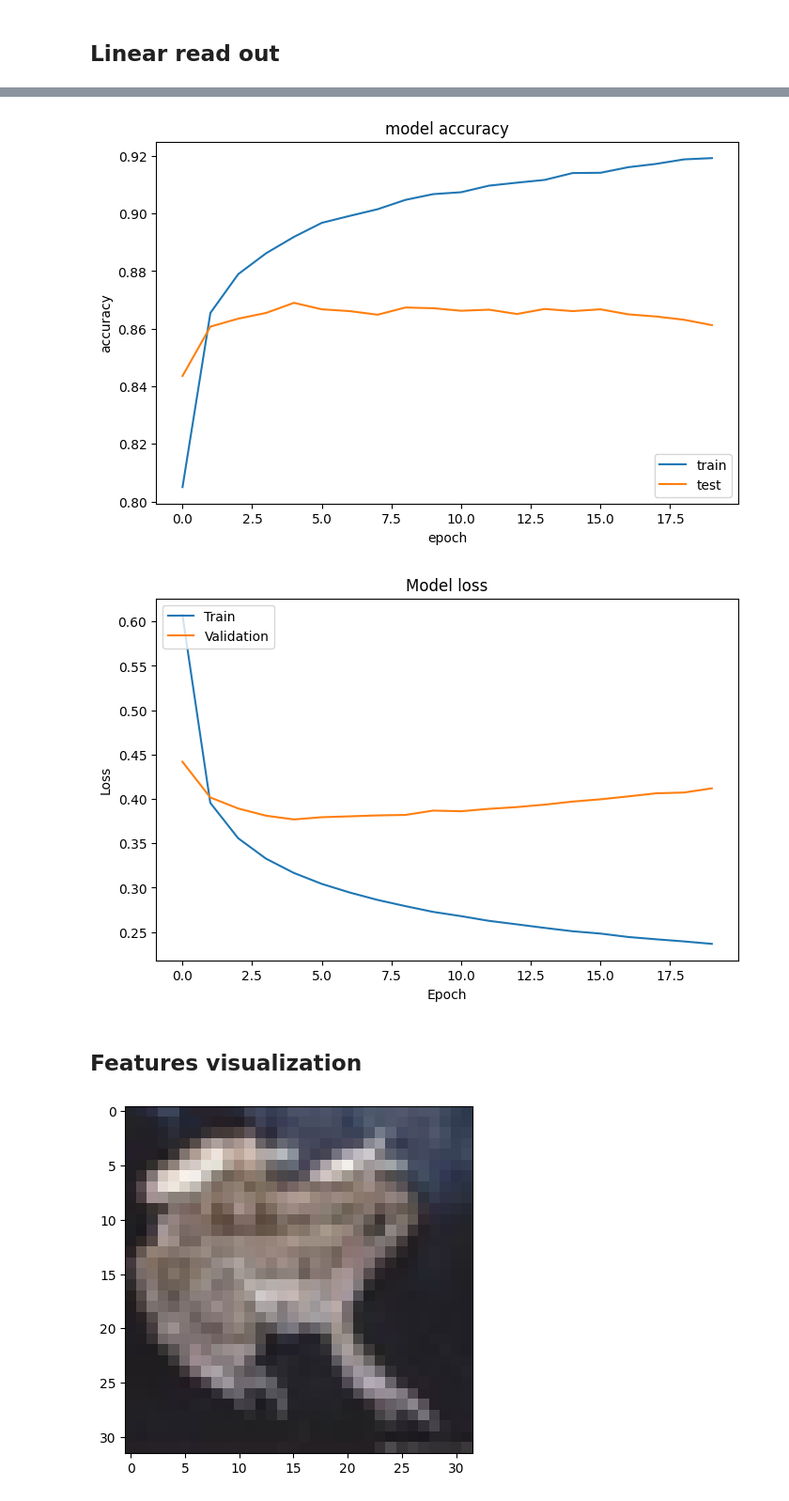
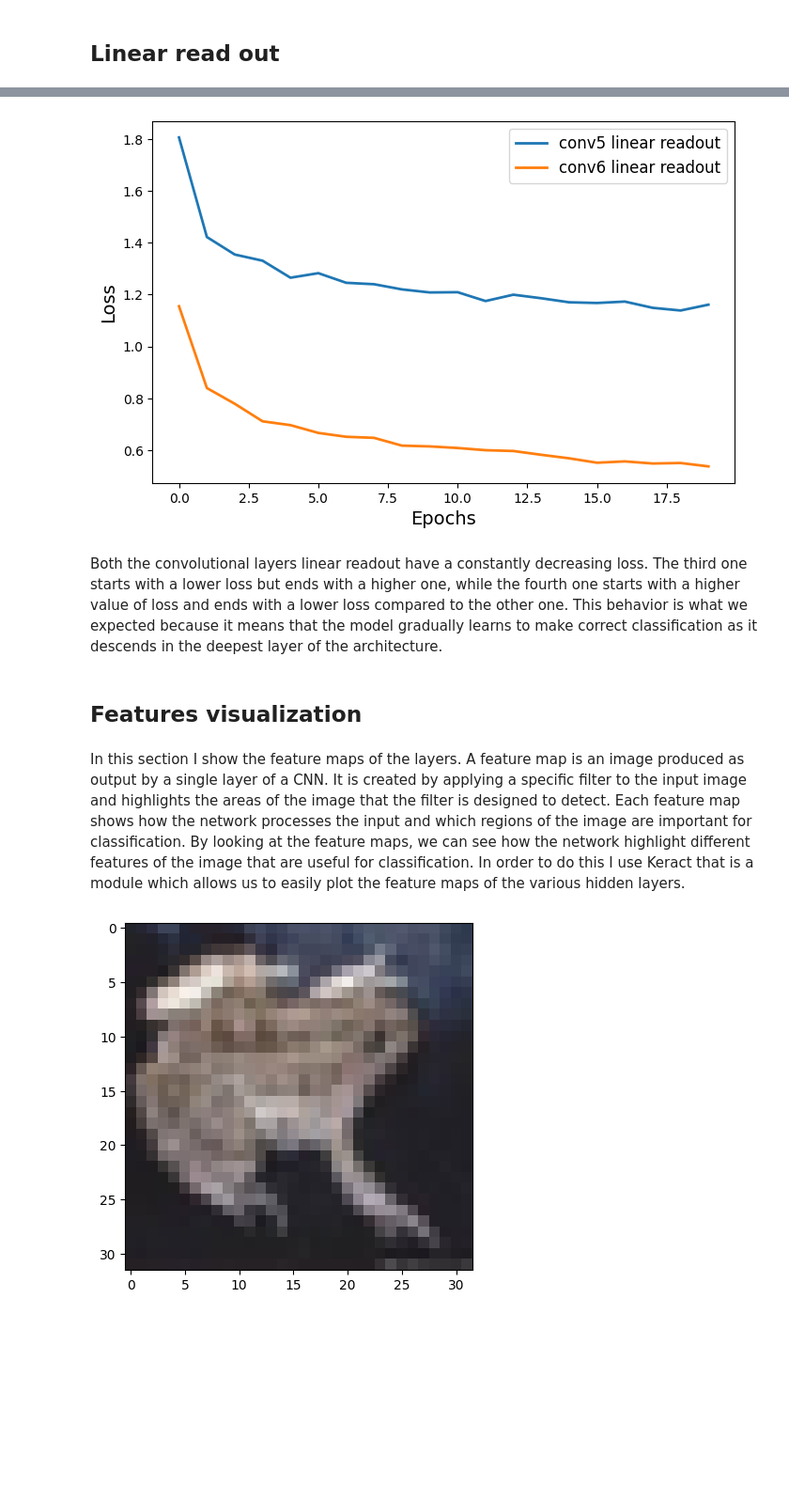
Before and after one commit to C1PO/CIFAR10-classification_and_analysis, a Jupyter notebook: cognition&computation.ipynb, the cells around one changed output, grey strips where cells are left out. Shown at 94% size. Drawn from its saved outputs; the diff is of its cells as text; code cells hidden in the pictures; blank space fills up the shorter version.

```diff
--- a/cognition&computation.ipynb
+++ b/cognition&computation.ipynb
@@ -378,11 +392,26 @@ Test accuracy of the linear model with dense input: 0.913100004196167
-# %%
-plot_accuracy(history_dense1)
-plot_loss(history_dense1)
-# %% [output]
-[figure, removed]
-[figure, removed]
+# %%
+#Plot the loss of the convolutional layers
+fig, ax = plt.subplots(figsize=(8, 5))
+
+ax.plot(history_conv5.history['loss'], label='conv5 linear readout', linewidth=2)
+ax.plot(history_conv6.history['loss'], label='conv6 linear readout', linewidth=2)
+ax.legend(loc='upper right', fontsize=12)
+
+ax.set_xlabel('Epochs', fontsize=14)
+ax.set_ylabel('Loss', fontsize=14)
+
+plt.show()
+# %% [output]
+[figure, added]
+# %% [markdown]
+Both the convolutional layers linear readout have a constantly decreasing loss. The third one starts with a lower loss but ends with a higher one, while the fourth one starts with a higher value of loss and ends with a lower loss compared to the other one. This behavior is what we expected because it means that the model gradually learns to make correct classification as it descends in the deepest layer of the architecture.
 # %% [markdown]
 ## Features visualization
+# %% [markdown]
+In this section I show the feature maps of the layers.
+A feature map is an image produced as output by a single layer of a CNN.
+It is created by applying a specific filter to the input image and highlights the areas of the image that the filter is designed to detect. Each feature map shows how the network processes the input and which regions of the image are important for classification. By looking at the feature maps, we can see how the network highlight different features of the image that are useful for classification.
+In order to do this I use Keract that is a module which allows us to easily plot the feature maps of the various hidden layers.
 # %%
 plt.imshow(x_train[0])
 plt.show()
```
Also changed, not shown: parts of 37 cells of this notebook.
